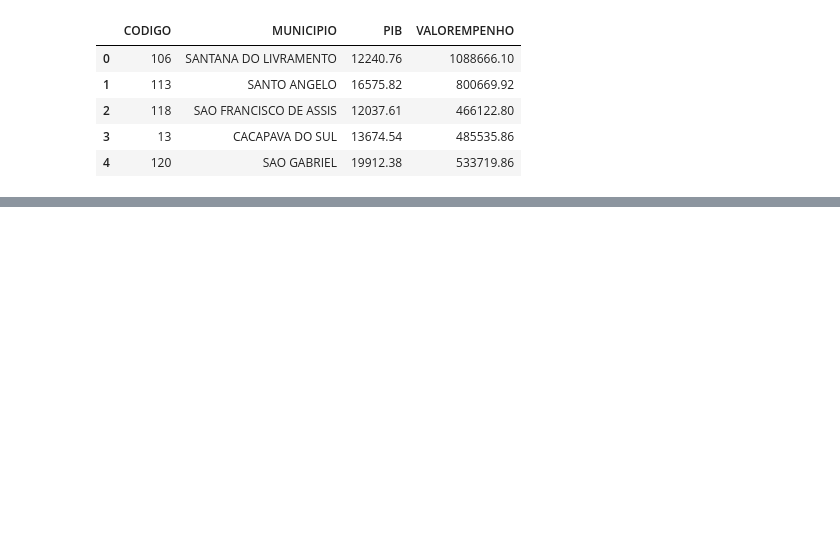
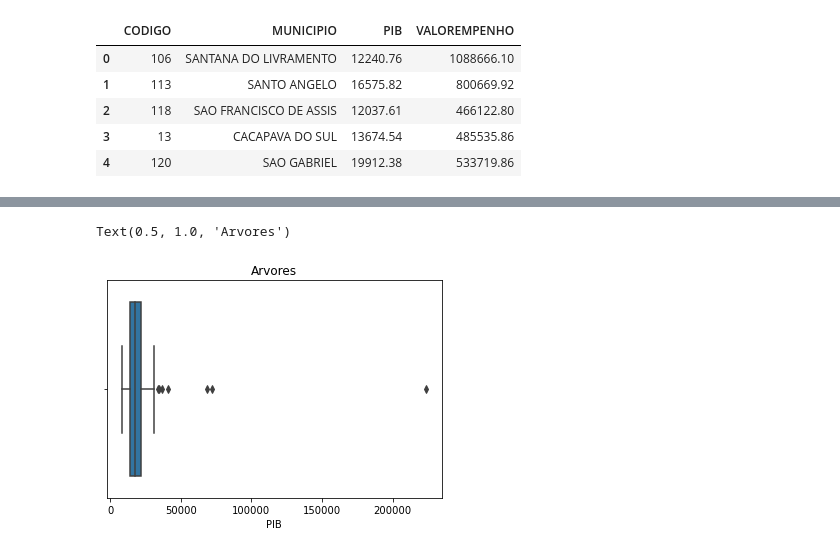
Before and after one commit to manassesj/Formacao-Cientista-de-Dados-com-Python, a Jupyter notebook: graficos, visualização e dashboards/scripts/mySolution.ipynb, the cells around one changed output, grey strips where cells are left out. Cells and saved outputs as stored; diff of their text form; code cells hidden in the pictures; blank space fills up the shorter version.

```diff
--- a/graficos, visualização e dashboards/scripts/mySolution.ipynb
+++ b/graficos, visualização e dashboards/scripts/mySolution.ipynb
@@ -15,0 +45,6 @@ dataset.head()
+# %%
+
+srn.boxplot(dataset.PIB).set_title('Arvores')
+# %% [output]
+Text(0.5, 1.0, 'Arvores')
+[figure, added]
```
Also changed, not shown: parts of 4 cells of this notebook, 5 other files.
